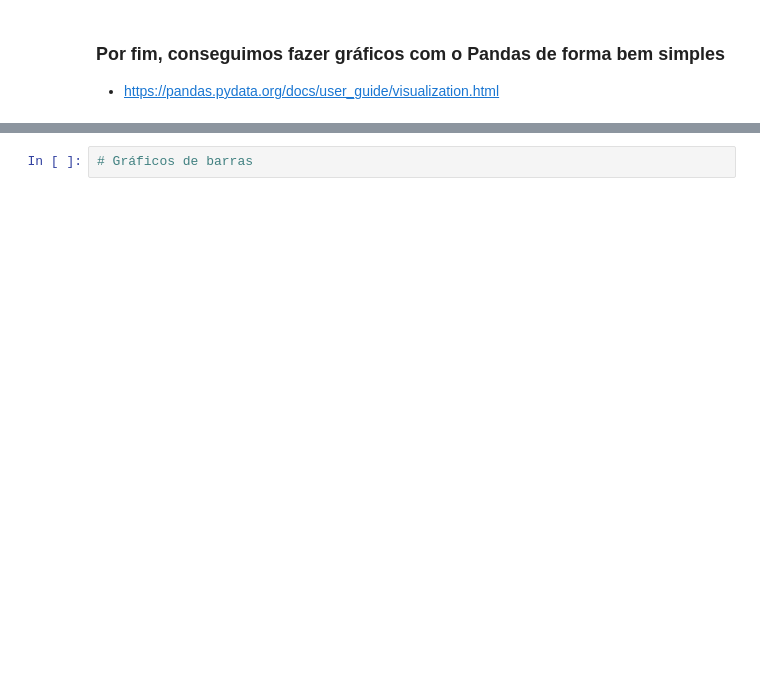
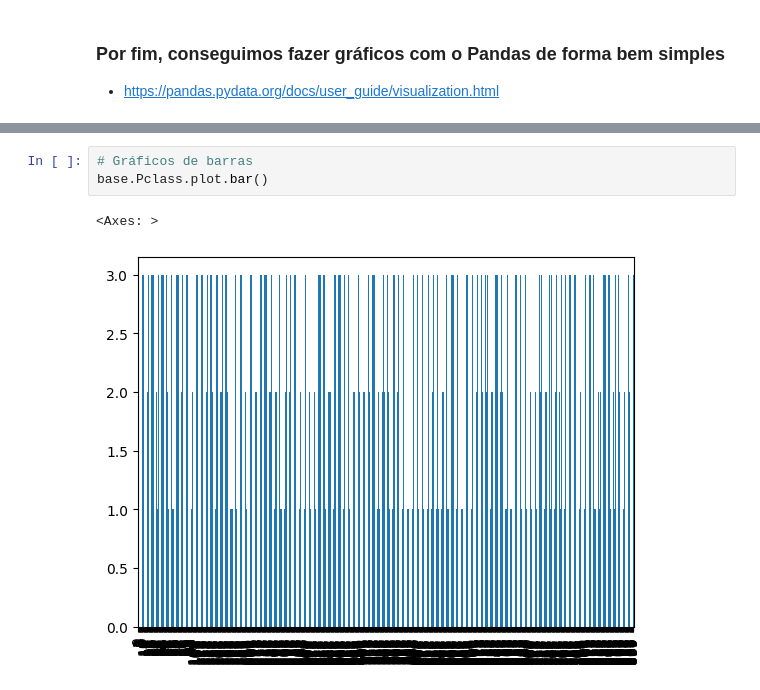
Before and after one commit to IgorAlvaredo/basico_ciencia_dados, a Jupyter notebook: Aula 2 - Conceitos fundamentais do Pandas para Ciência de Dados/Pandas_-_Arquivo_Inicial.ipynb, the cells around one changed output, grey strips where cells are left out. Drawn from its saved outputs; the diff is of its cells as text; blank space fills up the shorter version.

```diff
--- a/Aula 2 - Conceitos fundamentais do Pandas para Ciência de Dados/Pandas_-_Arquivo_Inicial.ipynb
+++ b/Aula 2 - Conceitos fundamentais do Pandas para Ciência de Dados/Pandas_-_Arquivo_Inicial.ipynb
@@ -157,2 +388,6 @@ import matplotlib.pyplot as plt
 # %%
 # Gráficos de barras
+base.Pclass.plot.bar()
+# %% [output]
+<Axes: >
+[figure, added]
```
Also changed, not shown: parts of 26 cells of this notebook.
